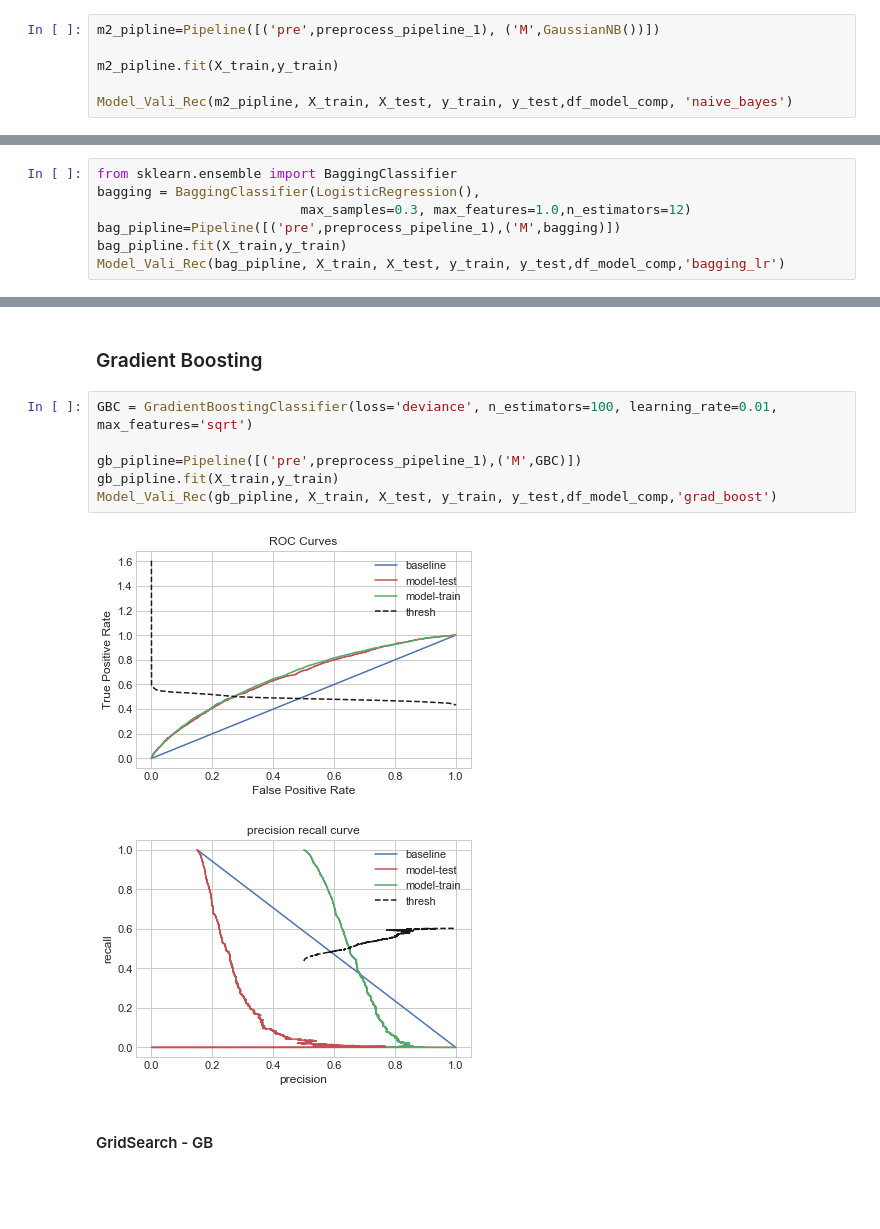
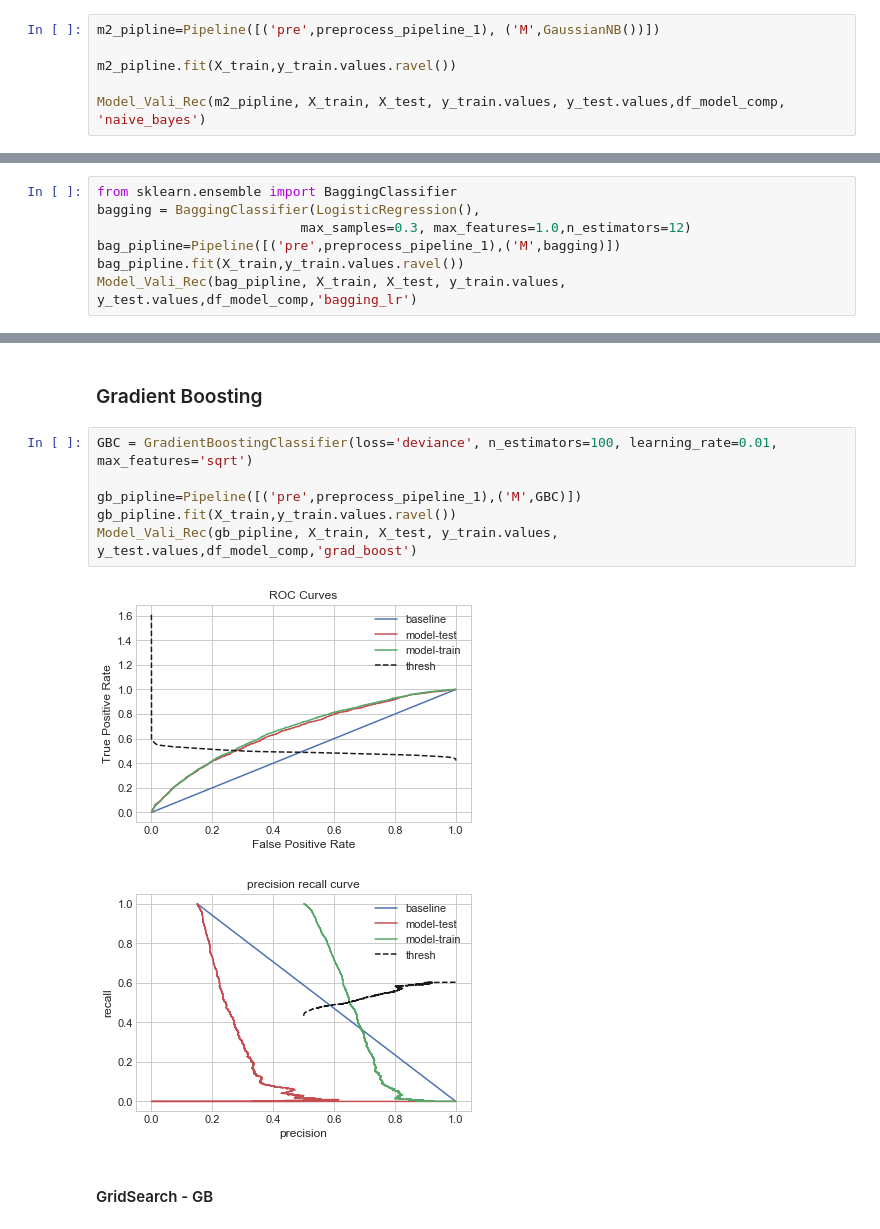
Before and after one commit to torben90/NF_Prj_LendingClub, a Jupyter notebook: LendingClub_Main.ipynb, the cells around one changed output, grey strips where cells are left out. Drawn from its saved outputs; the diff is of its cells as text; blank space fills up the shorter version.

```diff
--- a/LendingClub_Main.ipynb
+++ b/LendingClub_Main.ipynb
@@ -1812,9 +1829,9 @@ Fitting 5 folds for each of 160 candidates, totalling 800 fits
 # %%
 m2_pipline=Pipeline([('pre',preprocess_pipeline_1), ('M',GaussianNB())])
 
-m2_pipline.fit(X_train,y_train)
+m2_pipline.fit(X_train,y_train.values.ravel())
 
-Model_Vali_Rec(m2_pipline, X_train, X_test, y_train, y_test,df_model_comp, 'naive_bayes')
+Model_Vali_Rec(m2_pipline, X_train, X_test, y_train.values, y_test.values,df_model_comp, 'naive_bayes')
 # %% [output]
 [figure]
 [figure]
@@ -1827,8 +1844,8 @@ from sklearn.ensemble import BaggingClassifier
 bagging = BaggingClassifier(LogisticRegression(),
                           max_samples=0.3, max_features=1.0,n_estimators=12)
 bag_pipline=Pipeline([('pre',preprocess_pipeline_1),('M',bagging)])
-bag_pipline.fit(X_train,y_train)
-Model_Vali_Rec(bag_pipline, X_train, X_test, y_train, y_test,df_model_comp,'bagging_lr')
+bag_pipline.fit(X_train,y_train.values.ravel())
+Model_Vali_Rec(bag_pipline, X_train, X_test, y_train.values, y_test.values,df_model_comp,'bagging_lr')
 # %% [output]
 STOP: TOTAL NO. of ITERATIONS REACHED LIMIT.
 
@@ -1854,12 +1871,12 @@ Please also refer to the documentation for alternative solver options:
 # %%
 GBC = GradientBoostingClassifier(loss='deviance', n_estimators=100, learning_rate=0.01, max_features='sqrt')
 
 gb_pipline=Pipeline([('pre',preprocess_pipeline_1),('M',GBC)])
-gb_pipline.fit(X_train,y_train)
-Model_Vali_Rec(gb_pipline, X_train, X_test, y_train, y_test,df_model_comp,'grad_boost')
+gb_pipline.fit(X_train,y_train.values.ravel())
+Model_Vali_Rec(gb_pipline, X_train, X_test, y_train.values, y_test.values,df_model_comp,'grad_boost')
 # %% [output]
-[figure, old version]
+[figure, new version]
-[figure, old version]
+[figure, new version]
 # %% [markdown]
 #### GridSearch - GB
 # %%
```
Also changed, not shown: parts of 25 cells of this notebook.
